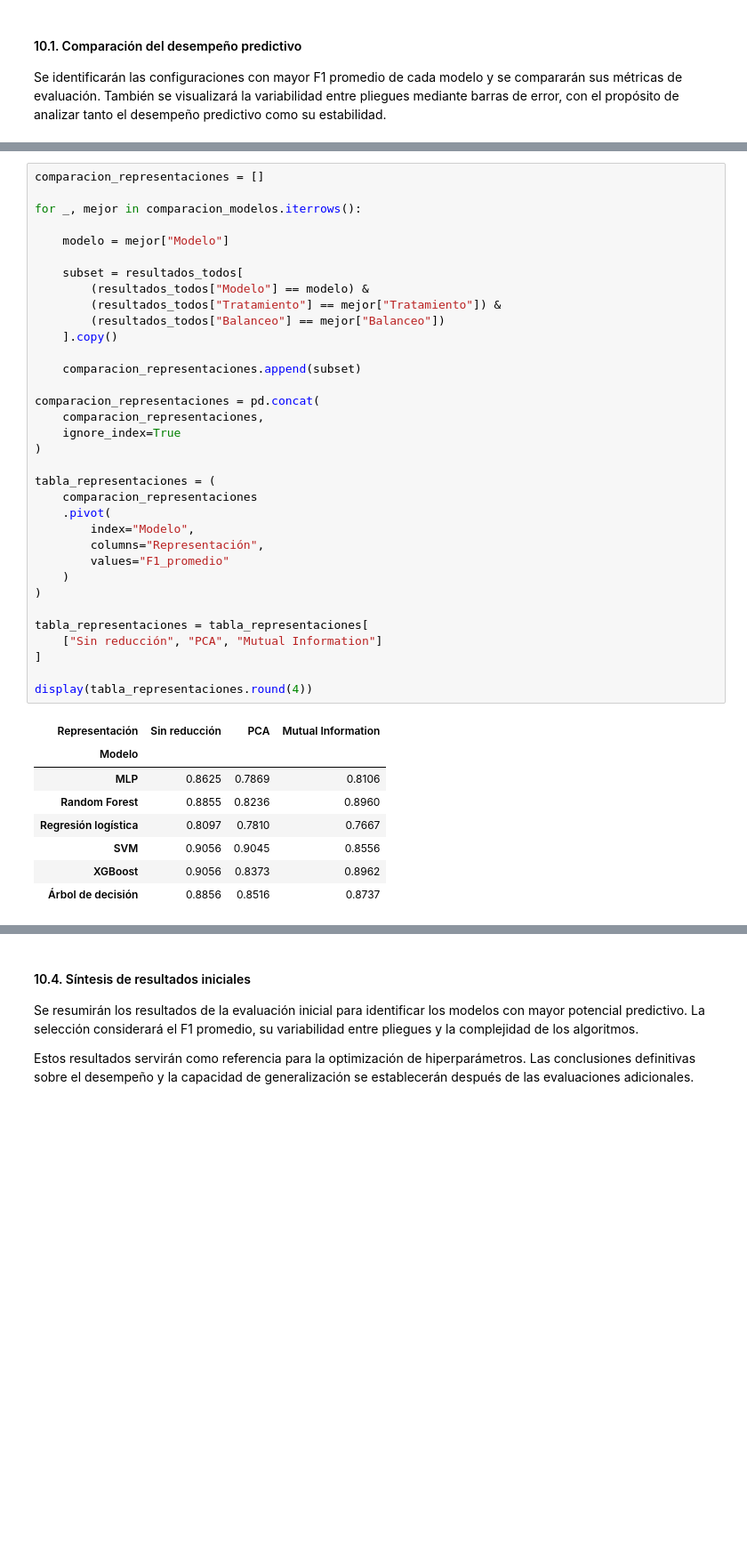
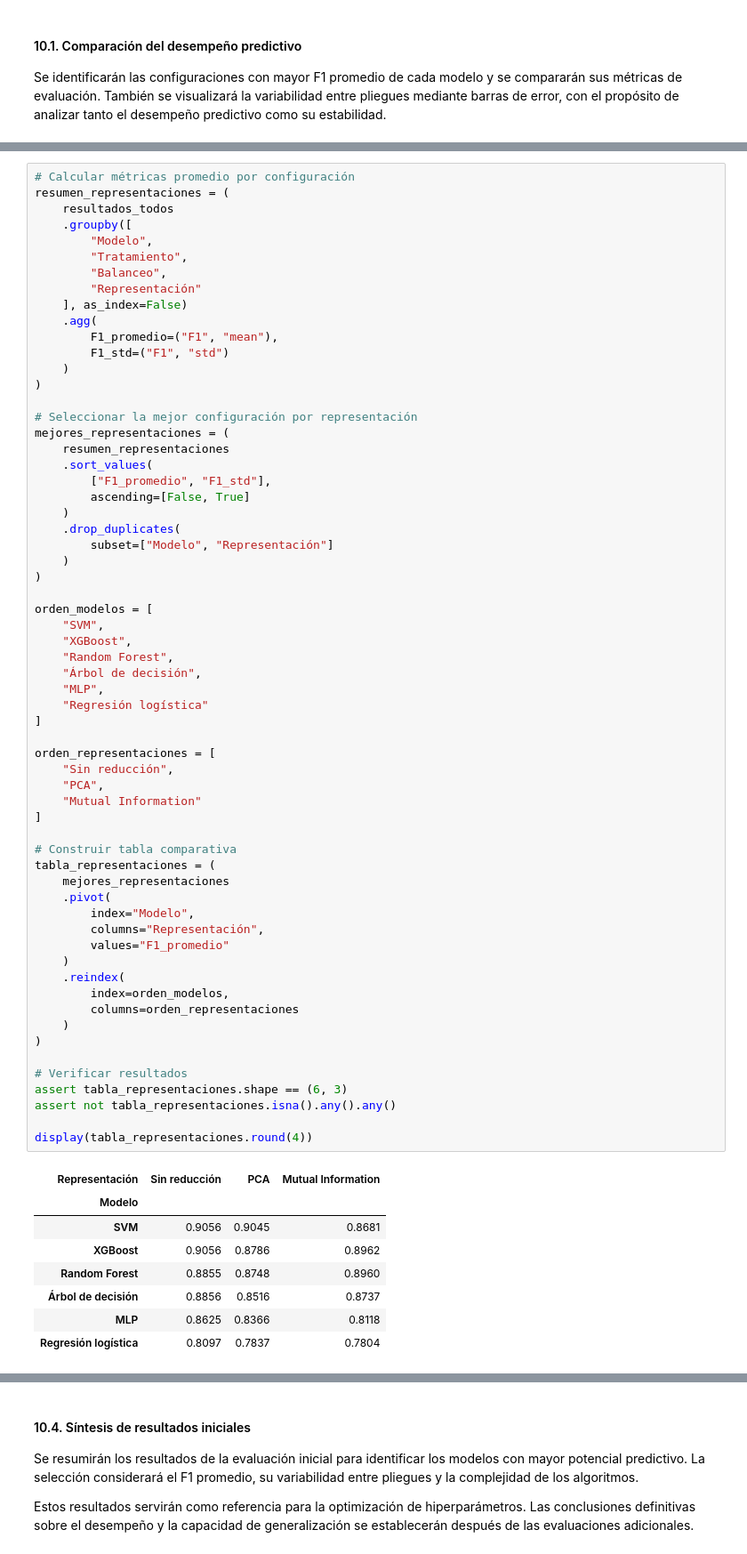
Before and after one commit to adriamedinaa-ang/icd2026, a Jupyter notebook: Project/PF.ipynb, the cells around one changed output, grey strips where cells are left out. Shown at 89% size. Drawn from its saved outputs; the diff is of its cells as text; blank space fills up the shorter version.

```diff
--- a/Project/PF.ipynb
+++ b/Project/PF.ipynb
@@ -3197,43 +4181,71 @@ Se compararán las tres estrategias de representación de características: sin
 # %%
-comparacion_representaciones = []
-
-for _, mejor in comparacion_modelos.iterrows():
-
-    modelo = mejor["Modelo"]
-
-    subset = resultados_todos[
-        (resultados_todos["Modelo"] == modelo) &
-        (resultados_todos["Tratamiento"] == mejor["Tratamiento"]) &
-        (resultados_todos["Balanceo"] == mejor["Balanceo"])
-    ].copy()
-
-    comparacion_representaciones.append(subset)
-
-comparacion_representaciones = pd.concat(
-    comparacion_representaciones,
-    ignore_index=True
+# Calcular métricas promedio por configuración
+resumen_representaciones = (
+    resultados_todos
+    .groupby([
+        "Modelo",
+        "Tratamiento",
+        "Balanceo",
+        "Representación"
+    ], as_index=False)
+    .agg(
+        F1_promedio=("F1", "mean"),
+        F1_std=("F1", "std")
+    )
 )
 
+# Seleccionar la mejor configuración por representación
+mejores_representaciones = (
+    resumen_representaciones
+    .sort_values(
+        ["F1_promedio", "F1_std"],
+        ascending=[False, True]
+    )
+    .drop_duplicates(
+        subset=["Modelo", "Representación"]
+    )
+)
+
+orden_modelos = [
+    "SVM",
+    "XGBoost",
+    "Random Forest",
+    "Árbol de decisión",
+    "MLP",
+    "Regresión logística"
+]
+
+orden_representaciones = [
+    "Sin reducción",
+    "PCA",
+    "Mutual Information"
+]
+
+# Construir tabla comparativa
 tabla_representaciones = (
-    comparacion_representaciones
+    mejores_representaciones
     .pivot(
         index="Modelo",
         columns="Representación",
         values="F1_promedio"
     )
+    .reindex(
+        index=orden_modelos,
+        columns=orden_representaciones
+    )
 )
 
-tabla_representaciones = tabla_representaciones[
-    ["Sin reducción", "PCA", "Mutual Information"]
-]
+# Verificar resultados
+assert tabla_representaciones.shape == (6, 3)
+assert not tabla_representaciones.isna().any().any()
 
 display(tabla_representaciones.round(4))
 # %% [output]
 | Representación | Sin reducción | PCA | Mutual Information |
 | Modelo |  |  |  |
-| MLP | 0.8625 | 0.7869 | 0.8106 |
-| Random Forest | 0.8855 | 0.8236 | 0.8960 |
-| Regresión logística | 0.8097 | 0.7810 | 0.7667 |
-| SVM | 0.9056 | 0.9045 | 0.8556 |
-| XGBoost | 0.9056 | 0.8373 | 0.8962 |
+| SVM | 0.9056 | 0.9045 | 0.8681 |
+| XGBoost | 0.9056 | 0.8786 | 0.8962 |
+| Random Forest | 0.8855 | 0.8748 | 0.8960 |
 | Árbol de decisión | 0.8856 | 0.8516 | 0.8737 |
+| MLP | 0.8625 | 0.8366 | 0.8118 |
+| Regresión logística | 0.8097 | 0.7837 | 0.7804 |
```
Also changed, not shown: parts of 176 cells of this notebook, 3 other files.
